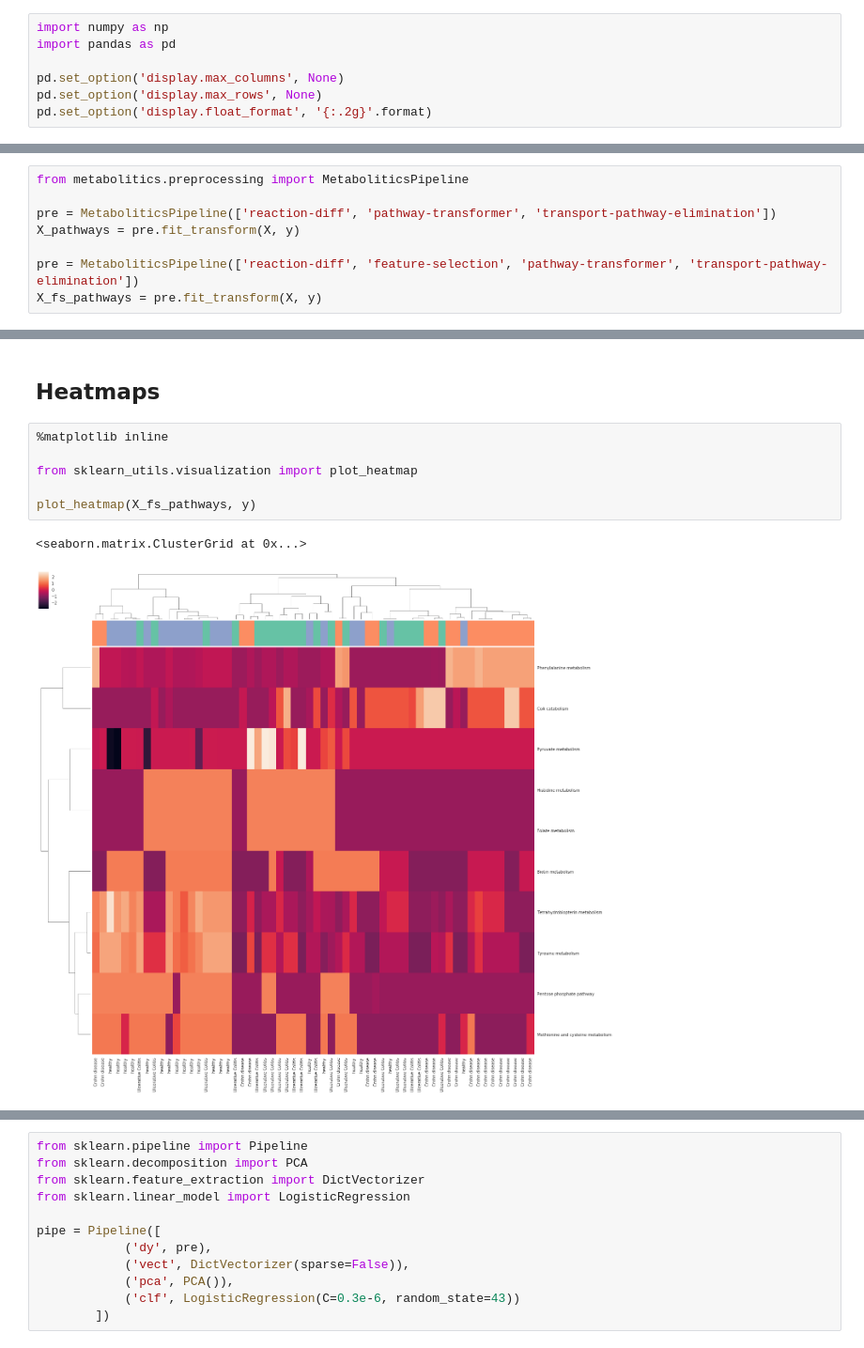
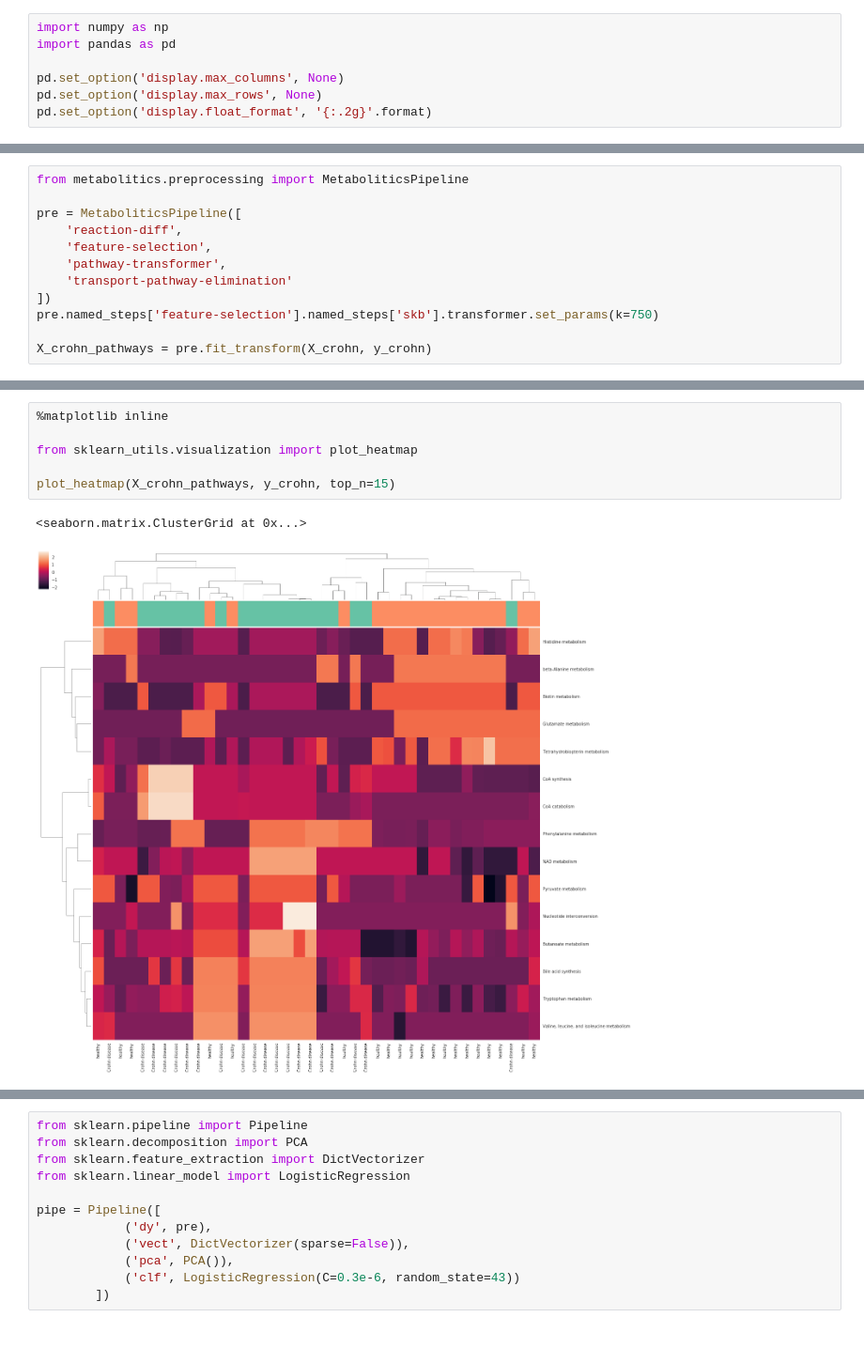
Before and after one commit to itu-bioinformatics-database-lab/metabolitics-case-studies, a Jupyter notebook: metabolite/crohn_report.ipynb, the cells around one changed output, grey strips where cells are left out. Shown at 94% size. Cells and saved outputs as stored; diff of their text form.

Commit message:
update in crc and crohn notebooks

```diff
--- a/metabolite/crohn_report.ipynb
+++ b/metabolite/crohn_report.ipynb
@@ -14,8 +17,12 @@ X, y = SkUtilsIO('../datasets/crohn_analysis_with_std.json', gz=True).from_json(
 # %%
 from metabolitics.preprocessing import MetaboliticsPipeline
 
-pre = MetaboliticsPipeline(['reaction-diff', 'pathway-transformer', 'transport-pathway-elimination'])
-X_pathways = pre.fit_transform(X, y)
+pre = MetaboliticsPipeline([
+    'reaction-diff',
+    'feature-selection',
+    'pathway-transformer',
+    'transport-pathway-elimination'
+])
+pre.named_steps['feature-selection'].named_steps['skb'].transformer.set_params(k=750)
 
-pre = MetaboliticsPipeline(['reaction-diff', 'feature-selection', 'pathway-transformer', 'transport-pathway-elimination'])
-X_fs_pathways = pre.fit_transform(X, y)
+X_crohn_pathways = pre.fit_transform(X_crohn, y_crohn)
@@ -66,11 +29,9 @@ df_selected_pathways
-# %% [markdown]
-## Heatmaps
 # %%
 %matplotlib inline
 
 from sklearn_utils.visualization import plot_heatmap
 
-plot_heatmap(X_fs_pathways, y)
+plot_heatmap(X_crohn_pathways, y_crohn, top_n=15)
 # %% [output]
 <seaborn.matrix.ClusterGrid at 0x...>
-[figure, old version]
+[figure, new version]
```
Also changed, not shown: parts of 16 cells of this notebook, 1 other file.
